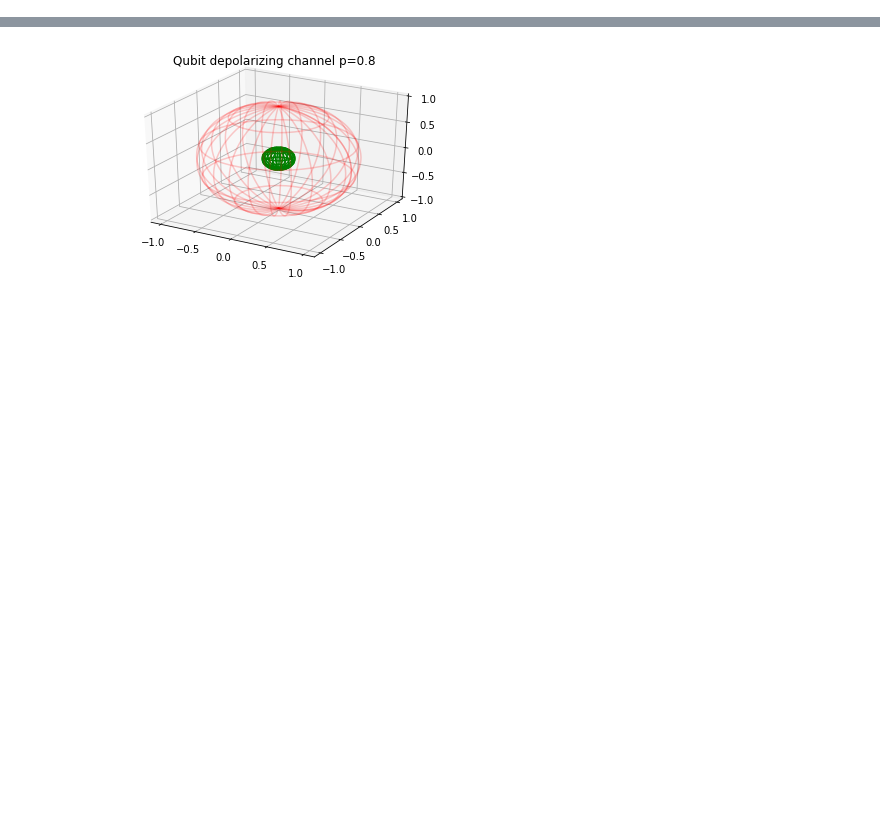
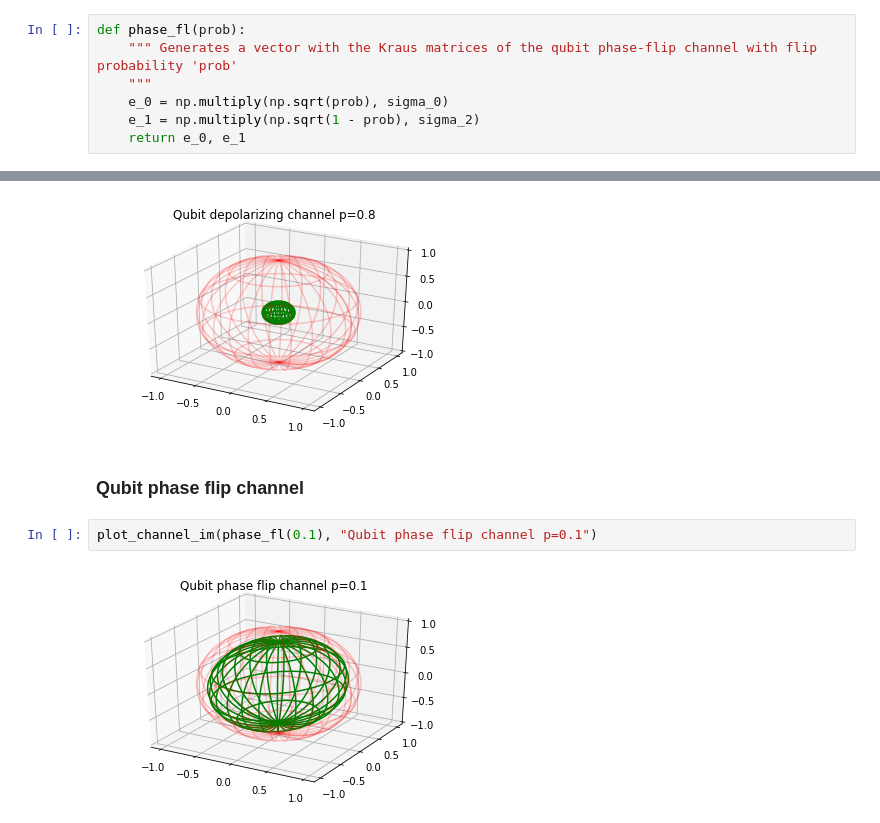
Before and after one commit to giisbert/quantuminformation19, a Jupyter notebook: Untitled.ipynb, the cells around one changed output, grey strips where cells are left out. Saved outputs shown, nothing was run; the diff lists cells and outputs as text; blank space fills up the shorter version.

Commit message:
Added more example channels

```diff
--- a/Untitled.ipynb
+++ b/Untitled.ipynb
@@ -143,0 +146,7 @@ def depol_channel(prob):
+# %%
+def phase_fl(prob):
+    """ Generates a vector with the Kraus matrices of the qubit phase-flip channel with flip probability 'prob'
+    """
+    e_0 = np.multiply(np.sqrt(prob), sigma_0)
+    e_1 = np.multiply(np.sqrt(1 - prob), sigma_2)
+    return e_0, e_1
@@ -208,3 +238,9 @@ plot_channel_im(depol_channel(0.3), "Qubit depolarizing channel p=0.3")
 plot_channel_im(depol_channel(0.8), "Qubit depolarizing channel p=0.8")
 # %% [output]
 [figure]
+# %% [markdown]
+### Qubit phase flip channel
+# %%
+plot_channel_im(phase_fl(0.1), "Qubit phase flip channel p=0.1")
+# %% [output]
+[figure, added]
```
Also changed, not shown: parts of 13 cells of this notebook.
